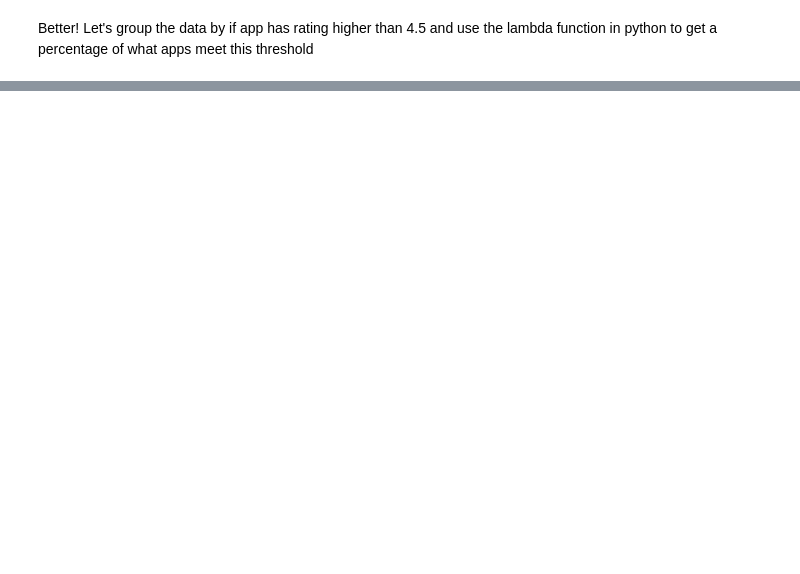
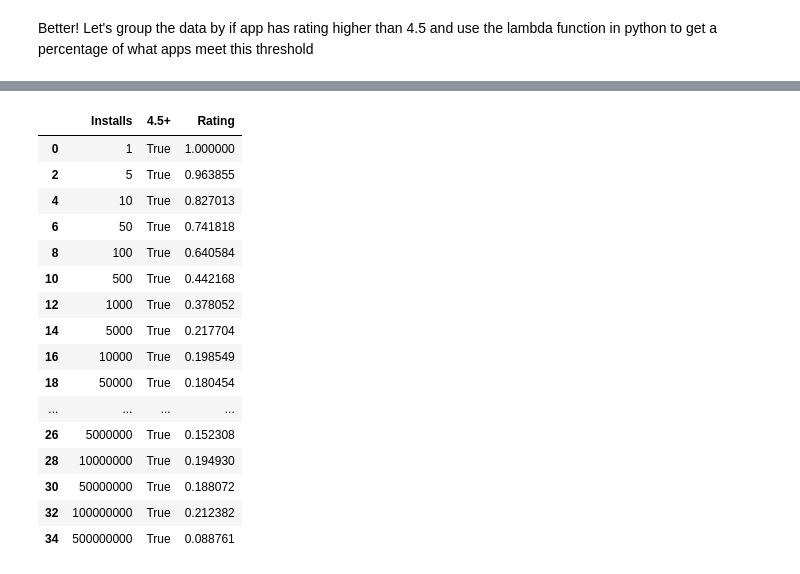
Before and after one commit to KenJiangg/Exploring-Datasets, a Jupyter notebook: GooglePlayEDA.ipynb, the cells around one changed output, grey strips where cells are left out. Cells and saved outputs as stored; diff of their text form; code cells hidden in the pictures; blank space fills up the shorter version.

```diff
--- a/GooglePlayEDA.ipynb
+++ b/GooglePlayEDA.ipynb
@@ -208,0 +193,20 @@ highFilter.groupby(level=0).apply(lambda x: x / x.sum())
+# %%
+highFilter
+# %% [output]
+|  | Installs | 4.5+ | Rating |
+| 0 | 1 | True | 1.000000 |
+| 2 | 5 | True | 0.963855 |
+| 4 | 10 | True | 0.827013 |
+| 6 | 50 | True | 0.741818 |
+| 8 | 100 | True | 0.640584 |
+| 10 | 500 | True | 0.442168 |
+| 12 | 1000 | True | 0.378052 |
+| 14 | 5000 | True | 0.217704 |
+| 16 | 10000 | True | 0.198549 |
+| 18 | 50000 | True | 0.180454 |
+| ... | ... | ... | ... |
+| 26 | 5000000 | True | 0.152308 |
+| 28 | 10000000 | True | 0.194930 |
+| 30 | 50000000 | True | 0.188072 |
+| 32 | 100000000 | True | 0.212382 |
+| 34 | 500000000 | True | 0.088761 |
```
Also changed, not shown: parts of 9 cells of this notebook.
